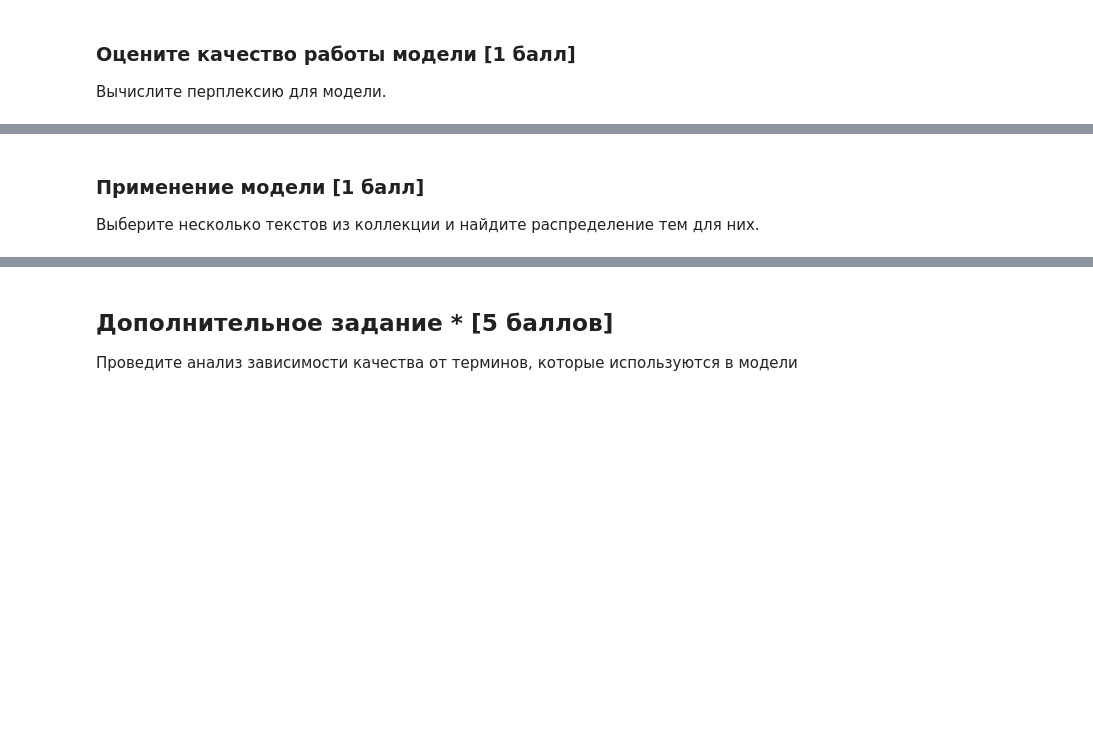
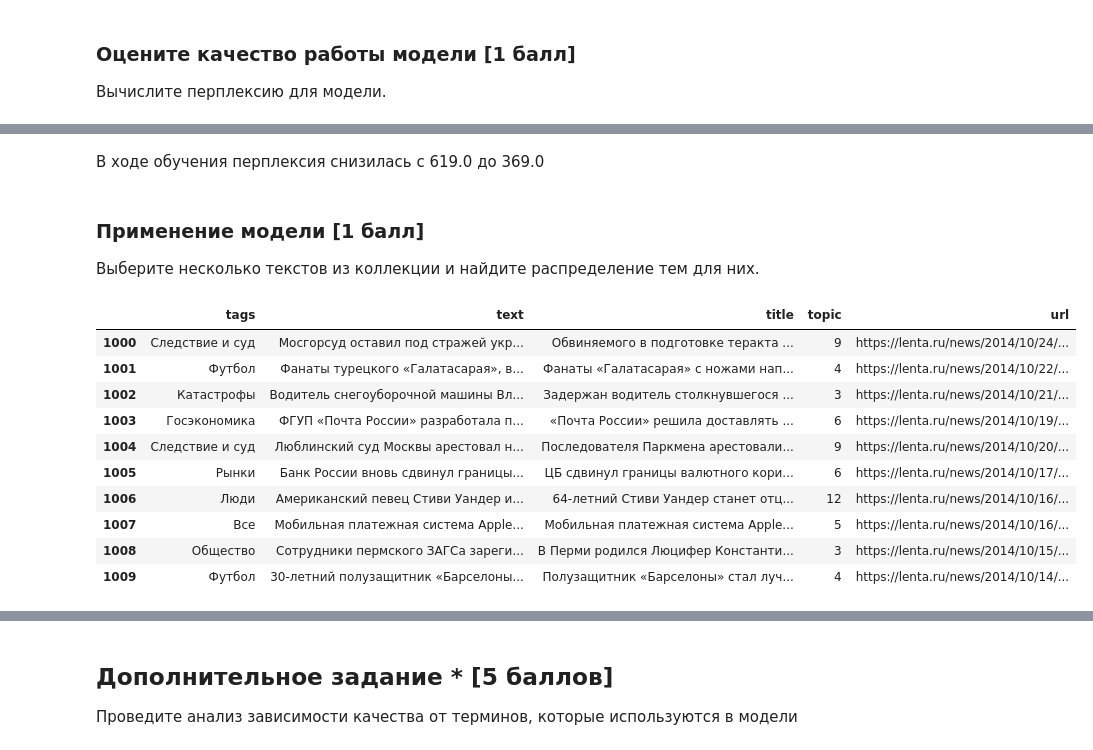
Before and after one commit to sergeytsivin/nlp-course, a Jupyter notebook: hw2/hw2.ipynb, the cells around one changed output, grey strips where cells are left out. Saved outputs shown, nothing was run; the diff lists cells and outputs as text; code cells hidden in the pictures; blank space fills up the shorter version.

```diff
--- a/hw2/hw2.ipynb
+++ b/hw2/hw2.ipynb
@@ -469,3 +554,5 @@ pyLDAvis.display(vis_data)
+# %% [markdown]
+В ходе обучения перплексия снизилась с 619.0 до 369.0
 # %% [markdown]
 ### Применение модели [1 балл]
 Выберите несколько текстов из коллекции и найдите распределение тем для них.
@@ -473,0 +559,15 @@ pyLDAvis.display(vis_data)
+# %%
+df_unseen = df_full[1000:1010]
+df_unseen
+# %% [output]
+|  | tags | text | title | topic | url |
+| 1000 | Следствие и суд | Мосгорсуд оставил под стражей укр... | Обвиняемого в подготовке теракта ... | 9 | https://lenta.ru/news/2014/10/24/... |
+| 1001 | Футбол | Фанаты турецкого «Галатасарая», в... | Фанаты «Галатасарая» с ножами нап... | 4 | https://lenta.ru/news/2014/10/22/... |
+| 1002 | Катастрофы | Водитель снегоуборочной машины Вл... | Задержан водитель столкнувшегося ... | 3 | https://lenta.ru/news/2014/10/21/... |
+| 1003 | Госэкономика | ФГУП «Почта России» разработала п... | «Почта России» решила доставлять ... | 6 | https://lenta.ru/news/2014/10/19/... |
+| 1004 | Следствие и суд | Люблинский суд Москвы арестовал н... | Последователя Паркмена арестовали... | 9 | https://lenta.ru/news/2014/10/20/... |
+| 1005 | Рынки | Банк России вновь сдвинул границы... | ЦБ сдвинул границы валютного кори... | 6 | https://lenta.ru/news/2014/10/17/... |
+| 1006 | Люди | Американский певец Стиви Уандер и... | 64-летний Стиви Уандер станет отц... | 12 | https://lenta.ru/news/2014/10/16/... |
+| 1007 | Все | Мобильная платежная система Apple... | Мобильная платежная система Apple... | 5 | https://lenta.ru/news/2014/10/16/... |
+| 1008 | Общество | Сотрудники пермского ЗАГСа зареги... | В Перми родился Люцифер Константи... | 3 | https://lenta.ru/news/2014/10/15/... |
+| 1009 | Футбол | 30-летний полузащитник «Барселоны... | Полузащитник «Барселоны» стал луч... | 4 | https://lenta.ru/news/2014/10/14/... |
```
Also changed, not shown: parts of 37 cells of this notebook.
